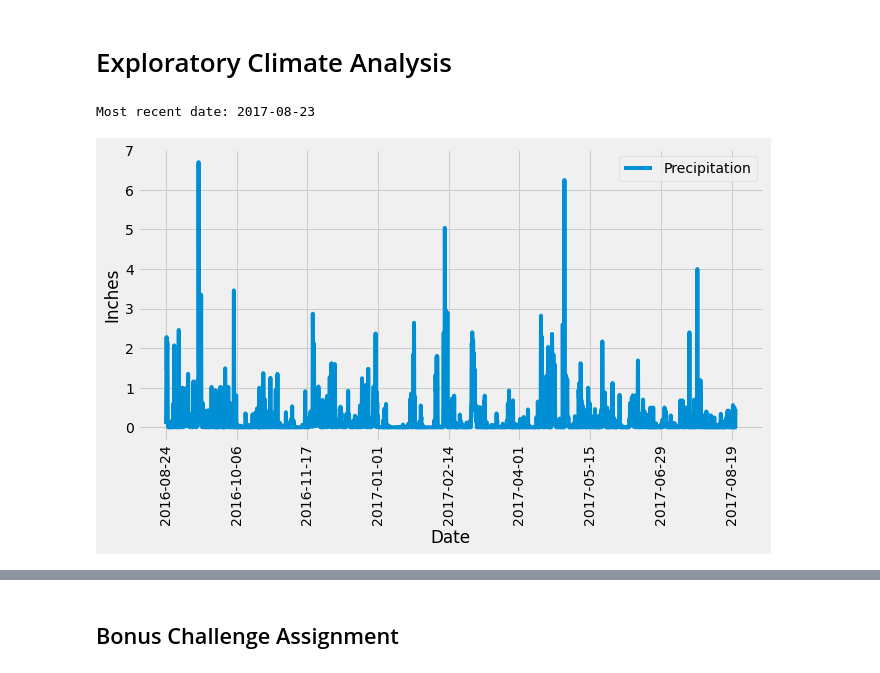
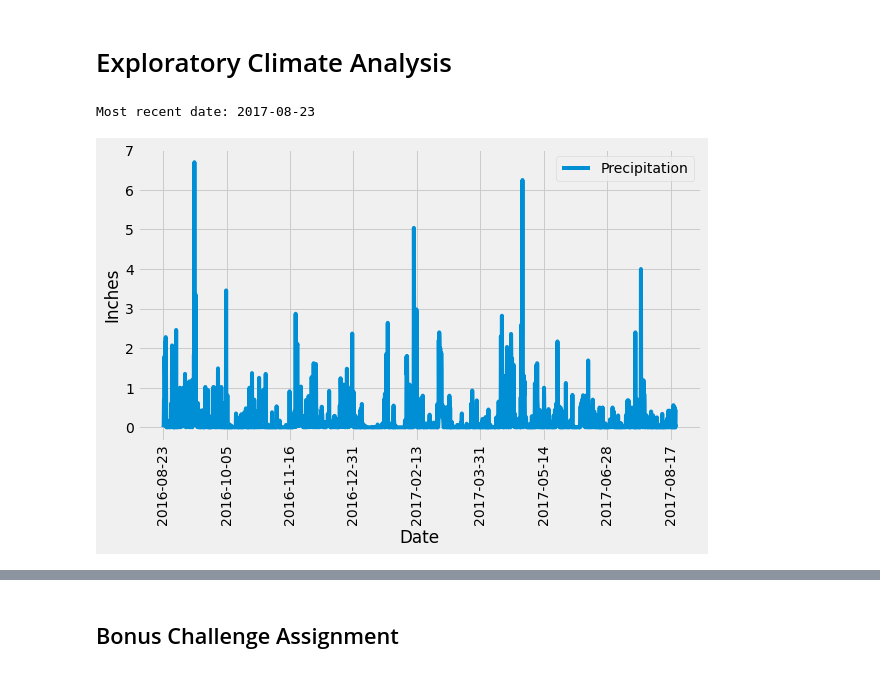
Before and after one commit to RobertEnglund/uom_stp-sqlalchemy-challenge, a Jupyter notebook: climate_starter.ipynb, the cells around one changed output, grey strips where cells are left out. Cells and saved outputs as stored; diff of their text form; code cells hidden in the pictures.

```diff
--- a/climate_starter.ipynb
+++ b/climate_starter.ipynb
@@ -66,32 +66,32 @@ session = Session(engine)
 # %%
 # Design a query to retrieve the last 12 months of precipitation data and plot the results
 # Find most recent date
 most_recent_date = session.query(Measurement.date).order_by(Measurement.date.desc()).first()
 print(f'Most recent date: {most_recent_date[0]}')
 strdate = str(most_recent_date[0])
 
 # Calculate the date 1 year ago from the last data point in the database
-start_date = dt.datetime.strptime(strdate, "%Y-%m-%d") - dt.timedelta(days=365)
+start_date = dt.datetime.strptime(strdate, "%Y-%m-%d") - dt.timedelta(days=366)
 
 # Perform a query to retrieve the data and precipitation scores
 results = session.query(Measurement.date, Measurement.prcp).\
         filter(Measurement.prcp >=0).\
         filter(Measurement.date >= start_date).all()
 
 # Save to a dataframe and set index to date column
 results_df = pd.DataFrame(results, columns = ["Date", "Precipitation"])
 results_df.set_index("Date", inplace=True)
 #results_df.tail()
 
 # Sort the dataframe by date
 results_df = results_df.sort_values(["Date"])
 #results_df.head()
 
 # Use Pandas to plot the data
-ax = results_df.plot(rot=90,figsize=(10,5))
+ax = results_df.plot(rot=90,figsize=(9,5))
 ax.set_ylabel("Inches")
 plt.legend(loc='upper right')
 plt.show()
 # %% [output]
 Most recent date: 2017-08-23
-[figure, old version]
+[figure, new version]
```
Also changed, not shown: parts of 8 cells of this notebook.
